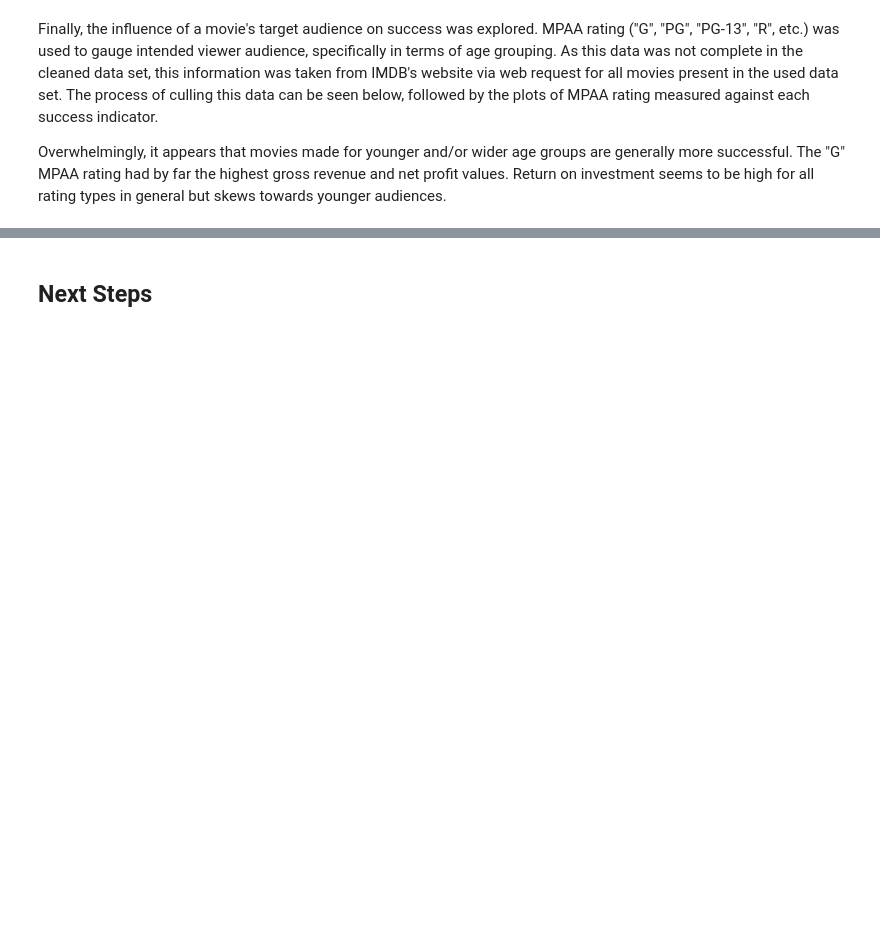
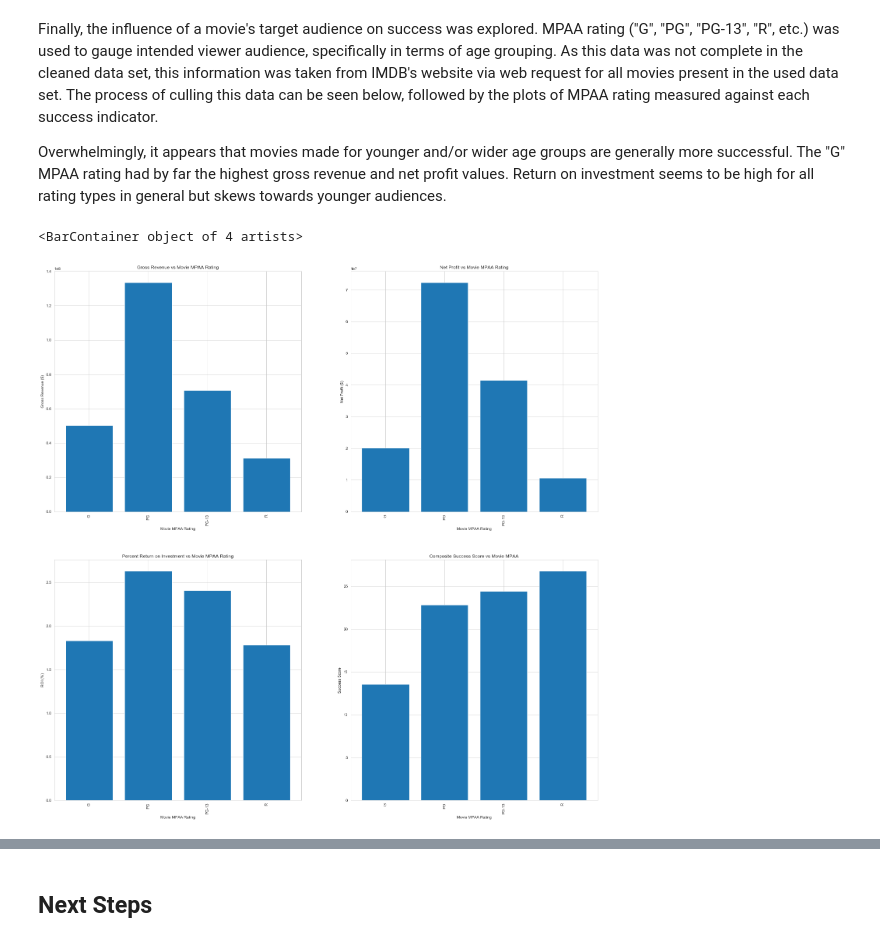
Before and after one commit to benspils/movie-content-analysis, a Jupyter notebook: What_Makes_a_Successful_Movie?.ipynb, the cells around one changed output, grey strips where cells are left out. Saved outputs shown, nothing was run; the diff lists cells and outputs as text; code cells hidden in the pictures; blank space fills up the shorter version.

```diff
--- a/What_Makes_a_Successful_Movie?.ipynb
+++ b/What_Makes_a_Successful_Movie?.ipynb
@@ -760,7 +760,7 @@ complete_rating_table.groupby("mpaa_rating").median()
 
 # Graph MPAA rating values against each of the four established measures of success
 
-figure, ax = plt.subplots(2, 2, figsize=(50, 50))
+figure, ax = plt.subplots(2, 2, figsize=(25, 25))
 
 # Establish x and y values for plots
 
@@ -780,33 +780,36 @@ ax[0][1].set_title('Net Profit vs Movie MPAA Rating')
 ax[0][1].set_xlabel('Movie MPAA Rating')
 ax[0][1].set_ylabel('Net Profit ($)')
 
 ax[1][0].set_title('Percent Return on Investment vs Movie MPAA Rating')
 ax[1][0].set_xlabel('Movie MPAA Rating')
 ax[1][0].set_ylabel('ROI (%)')
 
 ax[1][1].set_title('Composite Success Score vs Movie MPAA')
 ax[1][1].set_xlabel('Movie MPAA Rating')
 ax[1][1].set_ylabel('Success Score')
 
 # Remove "Not Rated" category from graphs, as it's not relevant in finding target agegroup
 
 x=[x[0], x[2], x[3], x[4]]
 y0_gross_rev=[y0_gross_rev[0], y0_gross_rev[2], y0_gross_rev[3], y0_gross_rev[4]]
 y1_net_prof=[y1_net_prof[0], y1_net_prof[2], y1_net_prof[3], y1_net_prof[4]]
 y2_roi_percent=[y2_roi_percent[0], y2_roi_percent[2], y2_roi_percent[3], y2_roi_percent[4]]
 y3_comp=[y3_comp[0], y3_comp[2], y3_comp[3], y3_comp[4]]
 
 ax[0][0].set_xticklabels(x,rotation=90)
 ax[0][1].set_xticklabels(x,rotation=90)
 ax[1][0].set_xticklabels(x,rotation=90)
 ax[1][1].set_xticklabels(x,rotation=90)
 
 # Graph the four plots
 
 ax[0][0].bar(x, y0_gross_rev)
 ax[0][1].bar(x, y1_net_prof)
 ax[1][0].bar(x, y2_roi_percent)
 ax[1][1].bar(x, y3_comp)
+# %% [output]
+<BarContainer object of 4 artists>
+[figure, added]
 # %% [markdown]
 # Conclusion
 
```
Also changed, not shown: parts of 7 cells of this notebook.
